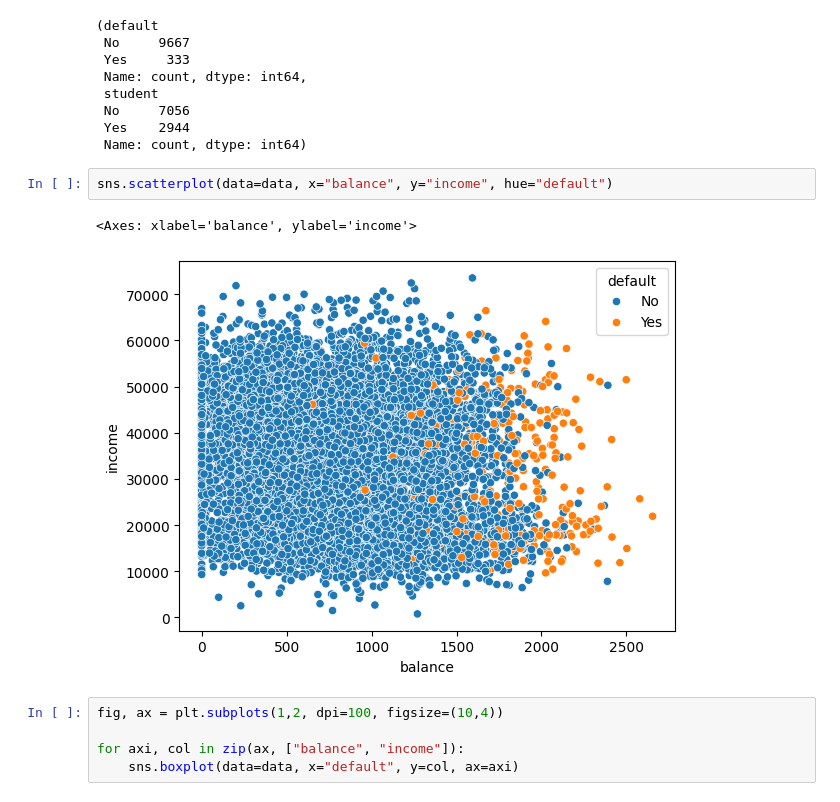
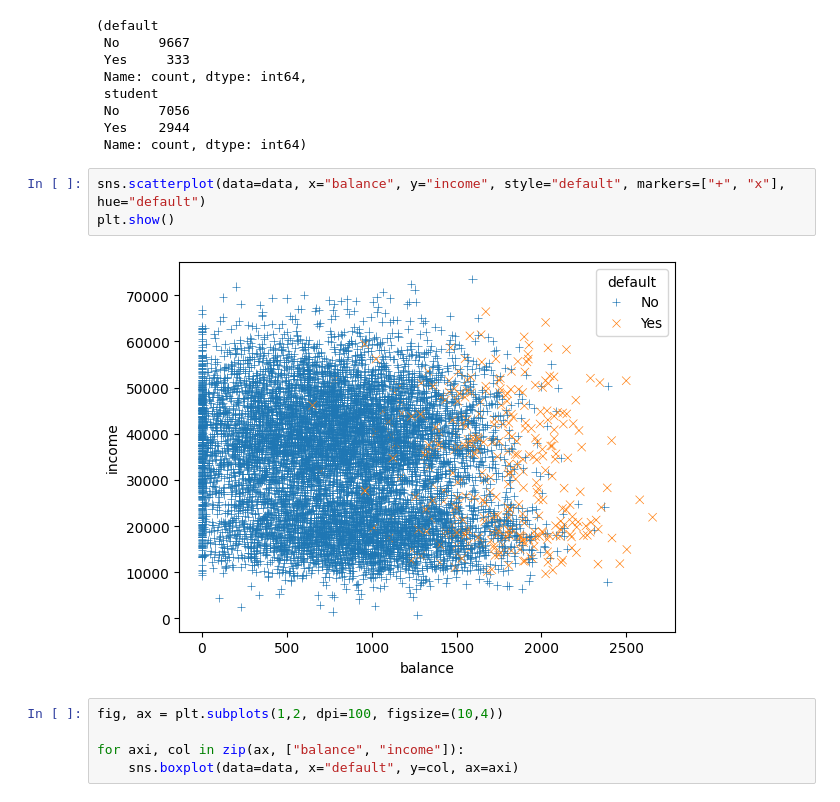
Before and after one commit to HanFredriksson/AI-plugg-filer-Hannes-Fredriksson, a Jupyter notebook: Maskininlärning/Code-along/Logistic_regression.ipynb, the cells around one changed output. Cells and saved outputs as stored; diff of their text form.

```diff
--- a/Maskininlärning/Code-along/Logistic_regression.ipynb
+++ b/Maskininlärning/Code-along/Logistic_regression.ipynb
@@ -57,10 +57,10 @@ data["default"].value_counts(), data["student"].value_counts()
  Yes    2944
  Name: count, dtype: int64)
 # %%
-sns.scatterplot(data=data, x="balance", y="income", hue="default")
+sns.scatterplot(data=data, x="balance", y="income", style="default", markers=["+", "x"], hue="default")
+plt.show()
 # %% [output]
-<Axes: xlabel='balance', ylabel='income'>
-[figure, old version]
+[figure, new version]
 # %%
 fig, ax = plt.subplots(1,2, dpi=100, figsize=(10,4))
 
```
Also changed, not shown: 7 other files.
